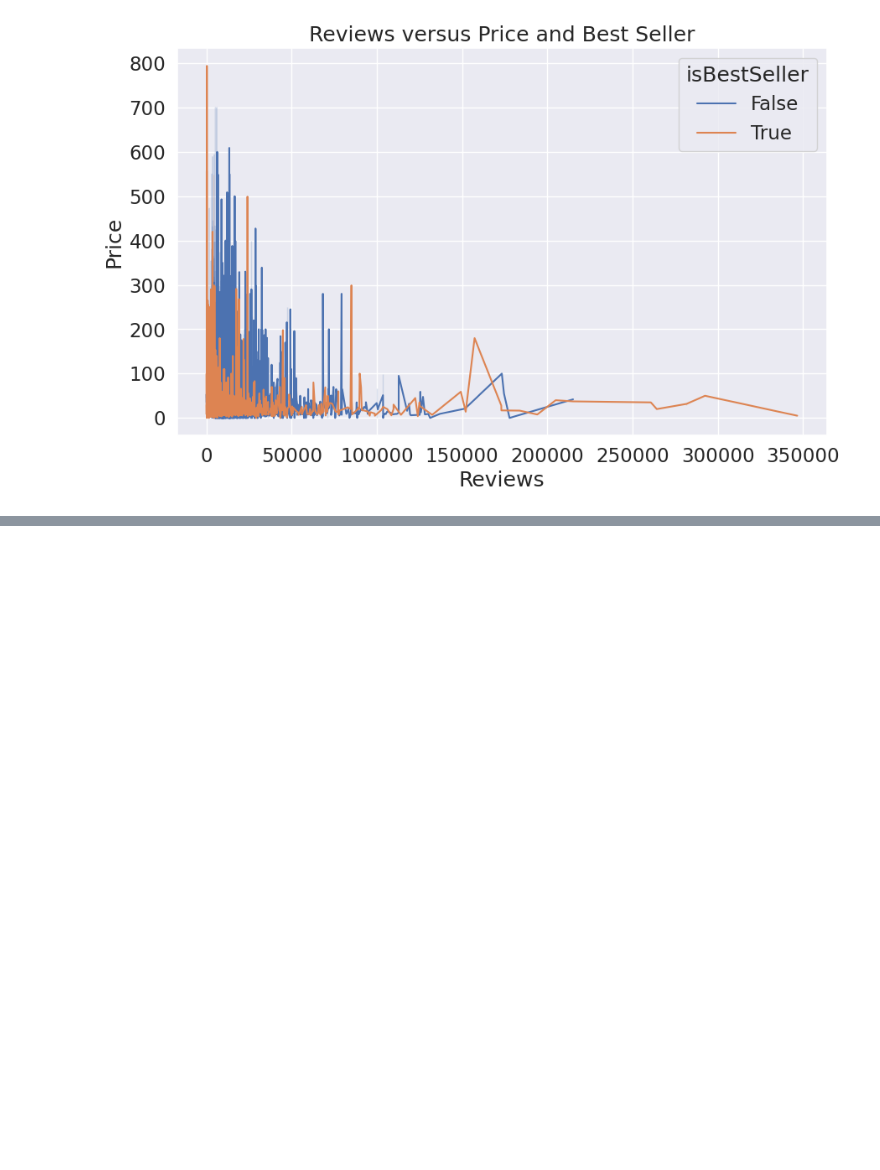
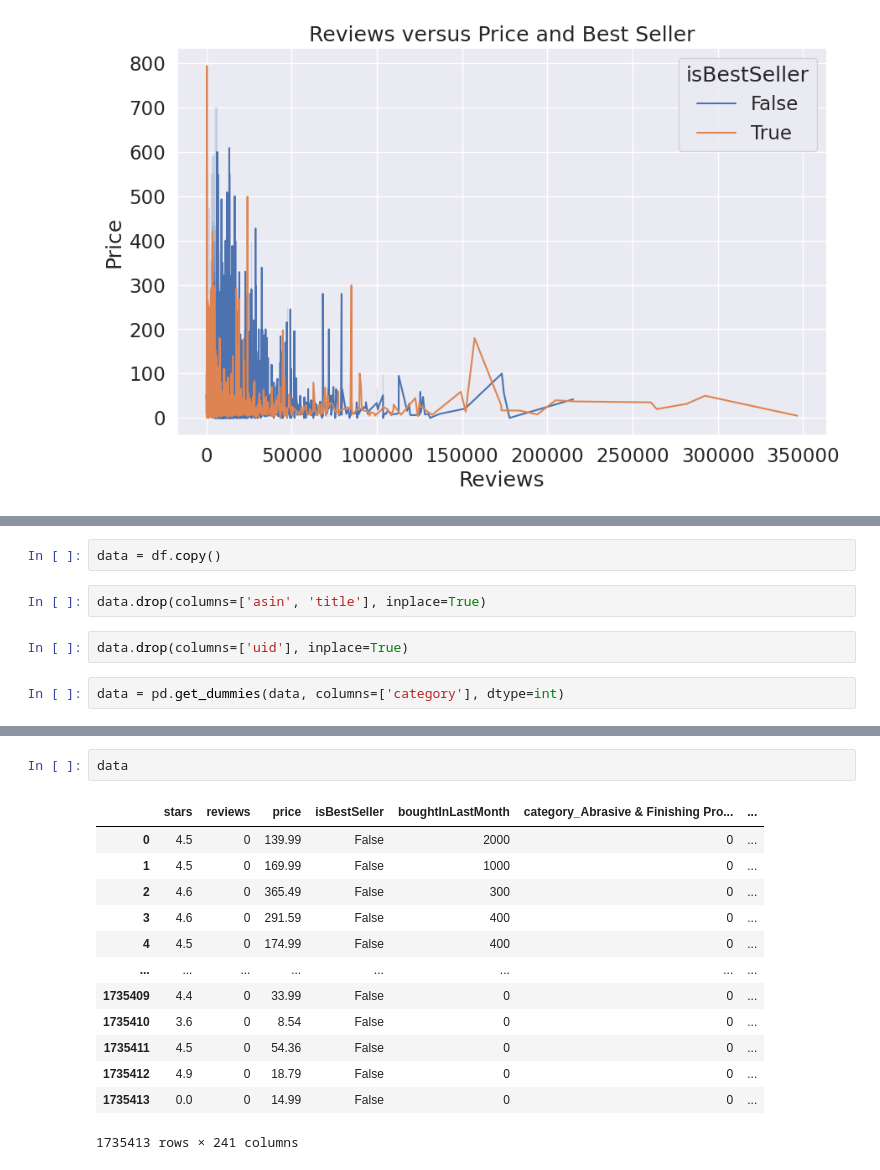
Before and after one commit to andrepgalhardo/Projetcs, a Jupyter notebook: Amazon.ipynb, the cells around one changed output, grey strips where cells are left out. Drawn from its saved outputs; the diff is of its cells as text; blank space fills up the shorter version.

```diff
--- a/Amazon.ipynb
+++ b/Amazon.ipynb
@@ -219,0 +234,8 @@ sns.
+# %%
+data = df.copy()
+# %%
+data.drop(columns=['asin', 'title'], inplace=True)
+# %%
+data.drop(columns=['uid'], inplace=True)
+# %%
+data = pd.get_dummies(data, columns=['category'], dtype=int)
@@ -219,0 +250,16 @@ sns.
+# %%
+data
+# %% [output]
+|  | stars | reviews | price | isBestSeller | boughtInLastMonth | category_Abrasive & Finishing Pro... | ... |
+| 0 | 4.5 | 0 | 139.99 | False | 2000 | 0 | ... |
+| 1 | 4.5 | 0 | 169.99 | False | 1000 | 0 | ... |
+| 2 | 4.6 | 0 | 365.49 | False | 300 | 0 | ... |
+| 3 | 4.6 | 0 | 291.59 | False | 400 | 0 | ... |
+| 4 | 4.5 | 0 | 174.99 | False | 400 | 0 | ... |
+| ... | ... | ... | ... | ... | ... | ... | ... |
+| 1735409 | 4.4 | 0 | 33.99 | False | 0 | 0 | ... |
+| 1735410 | 3.6 | 0 | 8.54 | False | 0 | 0 | ... |
+| 1735411 | 4.5 | 0 | 54.36 | False | 0 | 0 | ... |
+| 1735412 | 4.9 | 0 | 18.79 | False | 0 | 0 | ... |
+| 1735413 | 0.0 | 0 | 14.99 | False | 0 | 0 | ... |
+1735413 rows × 241 columns
```
Also changed, not shown: parts of 22 cells of this notebook.
